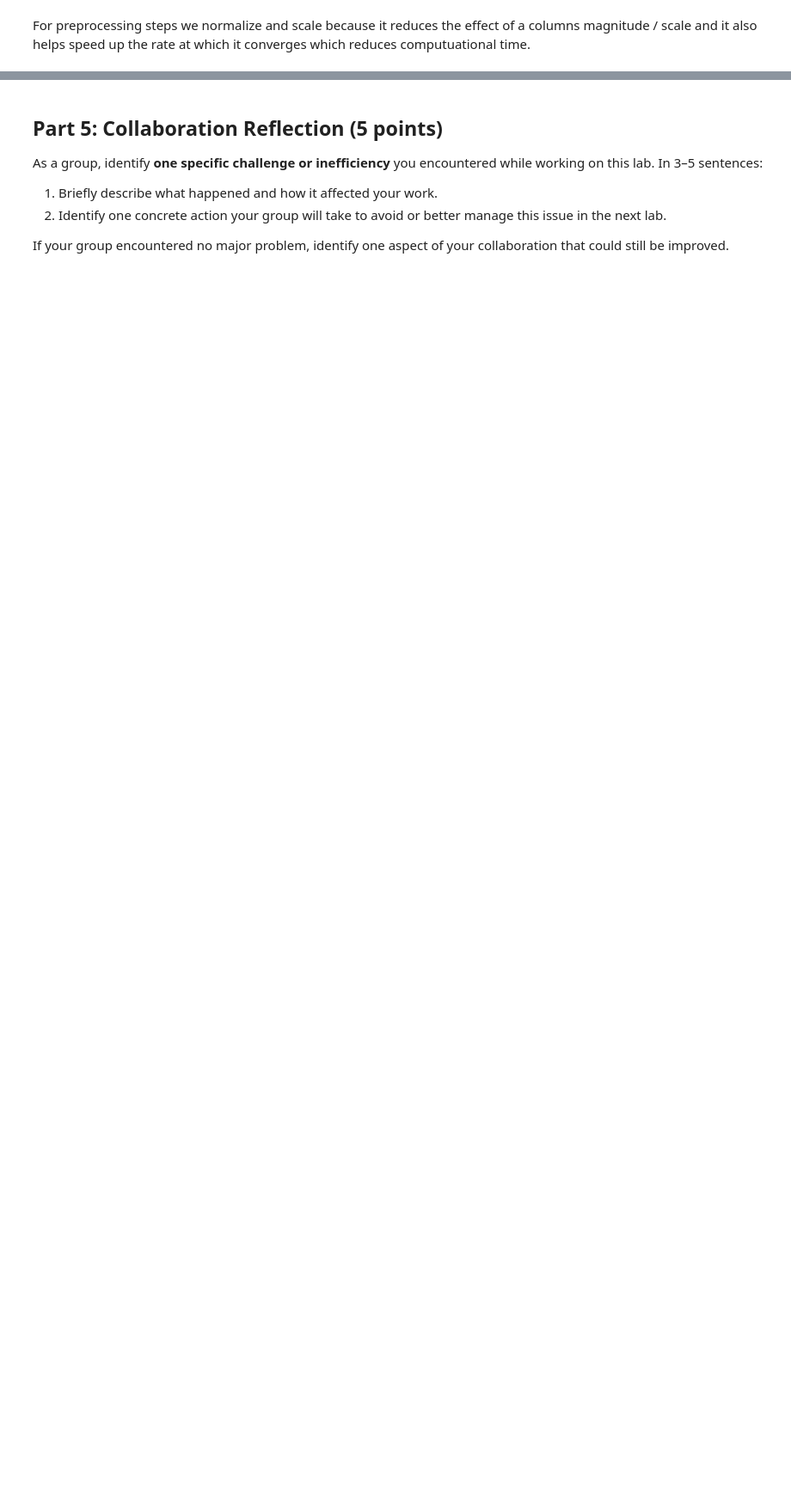
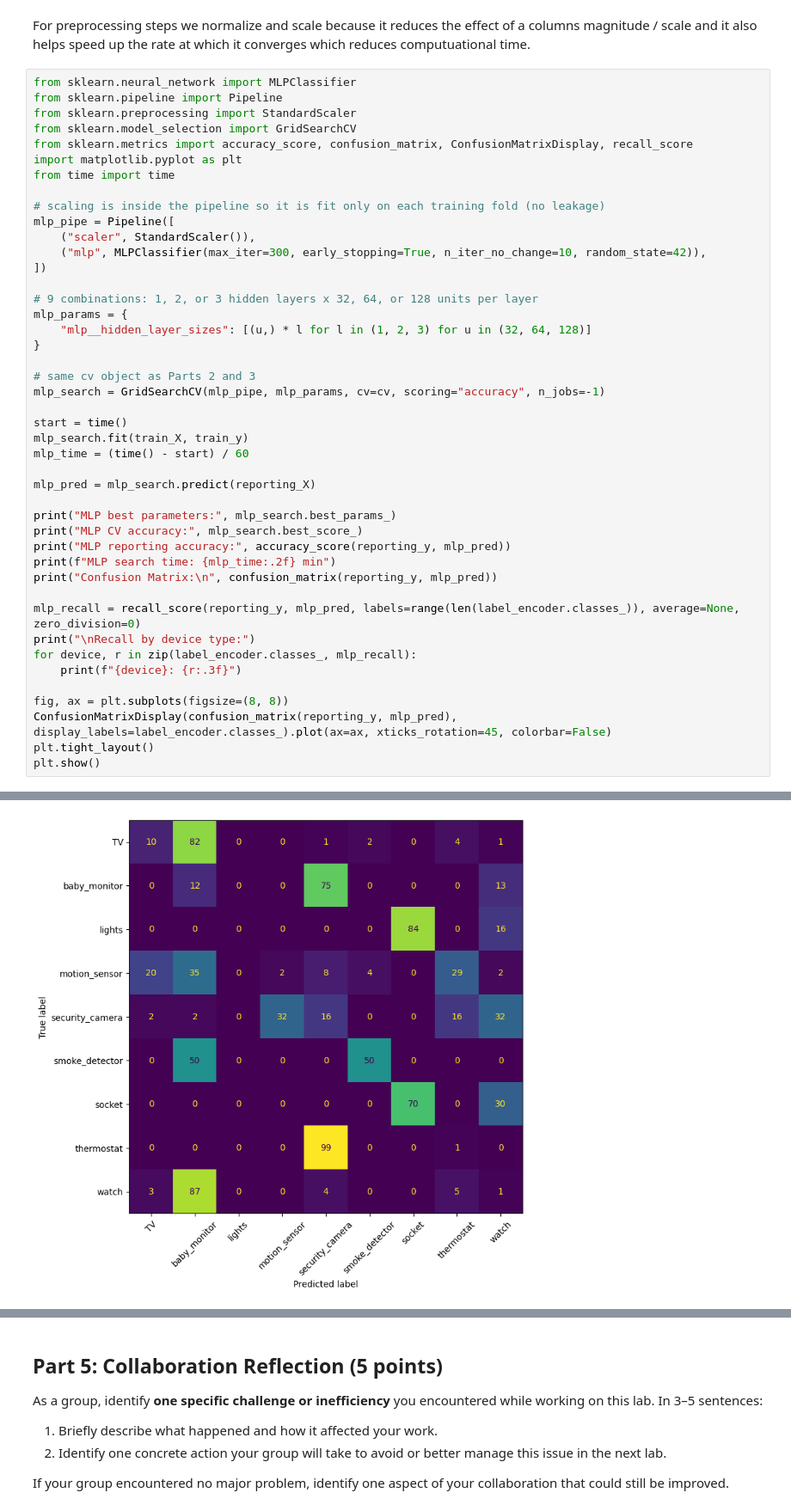
Before and after one commit to rashiadhikarira/ML_LAB07, a Jupyter notebook: 07-iot-ensemble-classification.ipynb, the cells around one changed output, grey strips where cells are left out. Shown at 86% size. Cells and saved outputs as stored; diff of their text form; blank space fills up the shorter version.

Commit message:
Lab 7 Part 4 (MLP) and Part 5 reflection

```diff
--- a/07-iot-ensemble-classification.ipynb
+++ b/07-iot-ensemble-classification.ipynb
@@ -357,3 +357,48 @@ You should do the following:
 Use `MLPClassifier` from `scikit-learn` for this exercise.
 # %% [markdown]
 For preprocessing steps we normalize and scale because it reduces the effect of a columns magnitude / scale and it also helps speed up the rate at which it converges which reduces computuational time.
+# %%
+from sklearn.neural_network import MLPClassifier
+from sklearn.pipeline import Pipeline
+from sklearn.preprocessing import StandardScaler
+from sklearn.model_selection import GridSearchCV
+from sklearn.metrics import accuracy_score, confusion_matrix, ConfusionMatrixDisplay, recall_score
+import matplotlib.pyplot as plt
+from time import time
+
+# scaling is inside the pipeline so it is fit only on each training fold (no leakage)
+mlp_pipe = Pipeline([
+    ("scaler", StandardScaler()),
+    ("mlp", MLPClassifier(max_iter=300, early_stopping=True, n_iter_no_change=10, random_state=42)),
+])
+
+# 9 combinations: 1, 2, or 3 hidden layers x 32, 64, or 128 units per layer
+mlp_params = {
+    "mlp__hidden_layer_sizes": [(u,) * l for l in (1, 2, 3) for u in (32, 64, 128)]
+}
+
+# same cv object as Parts 2 and 3
+mlp_search = GridSearchCV(mlp_pipe, mlp_params, cv=cv, scoring="accuracy", n_jobs=-1)
+
+start = time()
+mlp_search.fit(train_X, train_y)
+mlp_time = (time() - start) / 60
+
+mlp_pred = mlp_search.predict(reporting_X)
+
+print("MLP best parameters:", mlp_search.best_params_)
+print("MLP CV accuracy:", mlp_search.best_score_)
+print("MLP reporting accuracy:", accuracy_score(reporting_y, mlp_pred))
+print(f"MLP search time: {mlp_time:.2f} min")
+print("Confusion Matrix:\n", confusion_matrix(reporting_y, mlp_pred))
+
+mlp_recall = recall_score(reporting_y, mlp_pred, labels=range(len(label_encoder.classes_)), average=None, zero_division=0)
+print("\nRecall by device type:")
+for device, r in zip(label_encoder.classes_, mlp_recall):
+    print(f"{device}: {r:.3f}")
+
+fig, ax = plt.subplots(figsize=(8, 8))
+ConfusionMatrixDisplay(confusion_matrix(reporting_y, mlp_pred), display_labels=label_encoder.classes_).plot(ax=ax, xticks_rotation=45, colorbar=False)
+plt.tight_layout()
+plt.show()
+# %% [output]
@@ -359,0 +422 @@ For preprocessing steps we normalize and scale because it reduces the effect of
+[figure, added]
```
Also changed, not shown: parts of 9 cells of this notebook, 1 other file.
